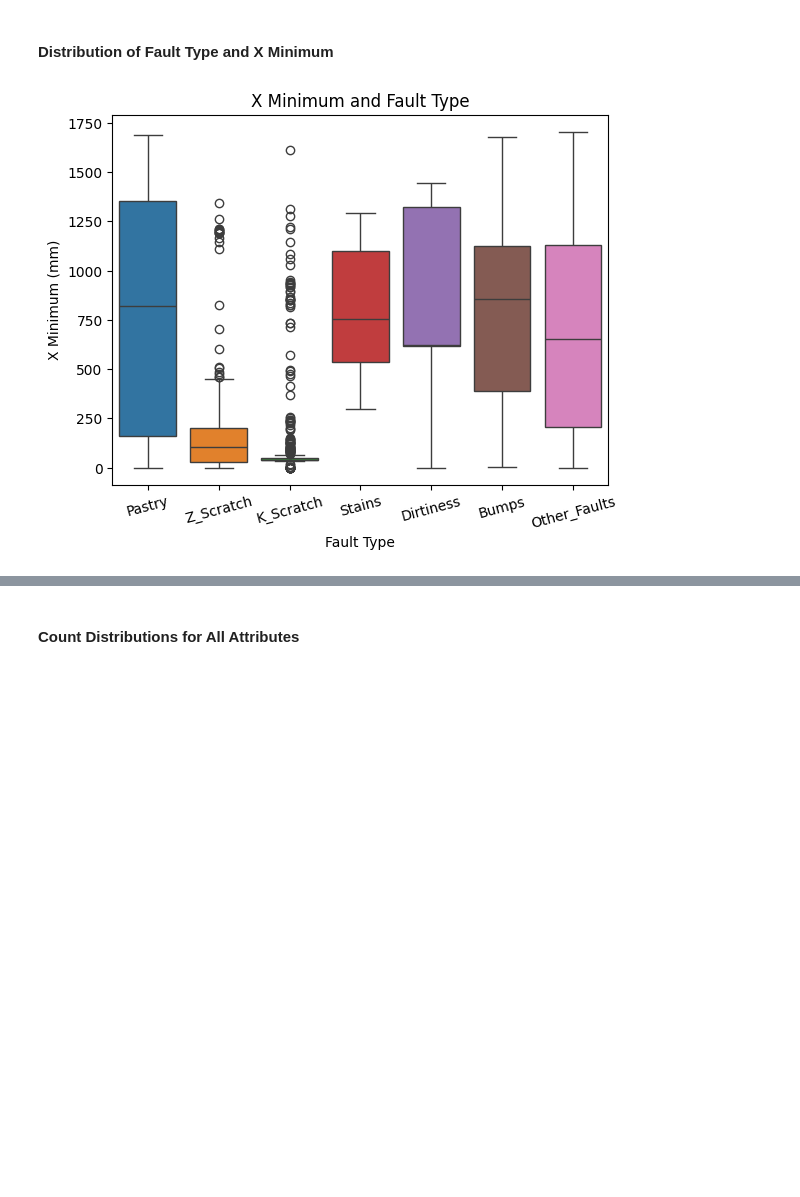
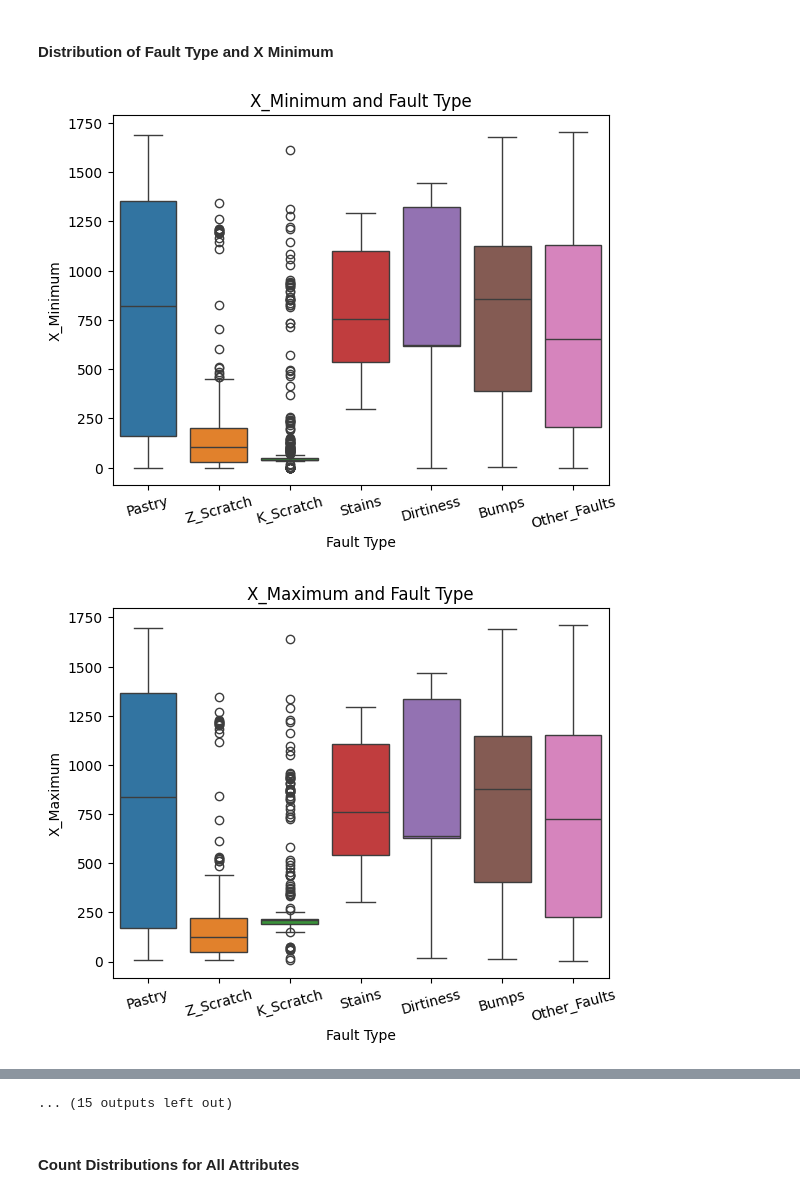
Before and after one commit to hairyex5000/cpsc-322-finalproject, a Jupyter notebook: EDA.ipynb, the cells around one changed output, grey strips where cells are left out. Drawn from its saved outputs; the diff is of its cells as text; code cells hidden in the pictures; blank space fills up the shorter version.

Commit message:
Expanded box plots

```diff
--- a/EDA.ipynb
+++ b/EDA.ipynb
@@ -26,11 +26,16 @@ data = onehot_to_categorical(data, CLASSES)
 # %% [markdown]
 #### Distribution of Fault Type and X Minimum
 # %%
-sns.boxplot(data=eda_group_data_by_class(data, "X_Minimum"))
-plt.xticks(rotation=15)
-plt.title("X Minimum and Fault Type")
-plt.xlabel("Fault Type")
-plt.ylabel("X Minimum (mm)")
-plt.show()
+for attribute in data.column_names:
+    if attribute == "Class":
+        continue
+
+    sns.boxplot(data=eda_group_data_by_class(data, attribute))
+    plt.xticks(rotation=15)
+    plt.title(f"{attribute} and Fault Type")
+    plt.xlabel("Fault Type")
+    plt.ylabel(f"{attribute}")
+    plt.show()
 # %% [output]
-[figure, old version]
+[figure, new version]
+[figure, added]
@@ -37,3 +52,4 @@ plt.show()
+... (15 outputs left out)
 # %% [markdown]
 #### Count Distributions for All Attributes
 # %%
```
Also changed, not shown: parts of 1 cell of this notebook.
